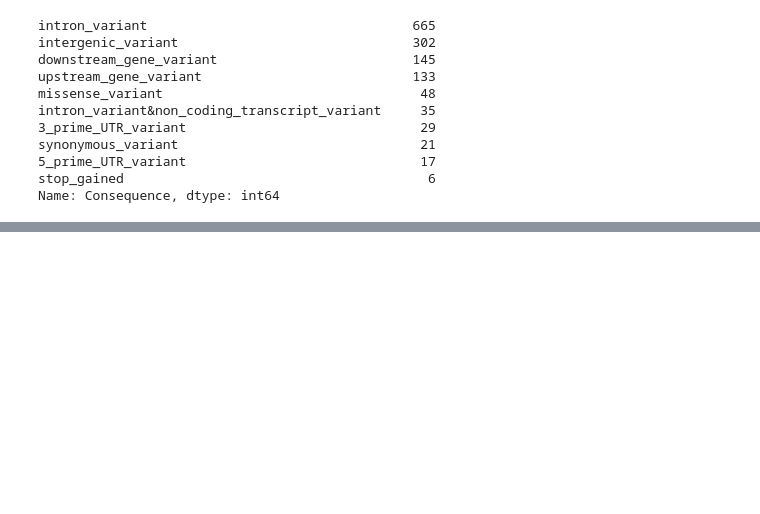
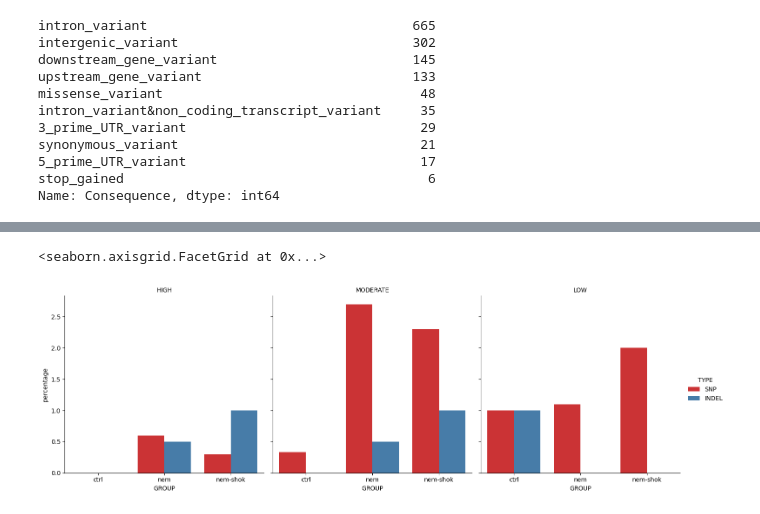
Before and after one commit to mitoclub/AquaSelection, a Jupyter notebook: intersect.ipynb, the cells around one changed output, grey strips where cells are left out. Saved outputs shown, nothing was run; the diff lists cells and outputs as text; code cells hidden in the pictures; blank space fills up the shorter version.

```diff
--- a/intersect.ipynb
+++ b/intersect.ipynb
@@ -798,0 +744,8 @@ plt.show()
+# %%
+g = sns.catplot(df_dnm_cnt_impact.mean(0, level=[0,2])[['HIGH', 'MODERATE', 'LOW']].melt(ignore_index=False).reset_index(),
+            x='GROUP', y='value', hue='TYPE', col='variable', kind='bar', palette='Set1')
+g.set_ylabels('percentage')
+g.set_titles('{col_name}')
+# %% [output]
+<seaborn.axisgrid.FacetGrid at 0x...>
+[figure, added]
```
Also changed, not shown: parts of 9 cells of this notebook.
